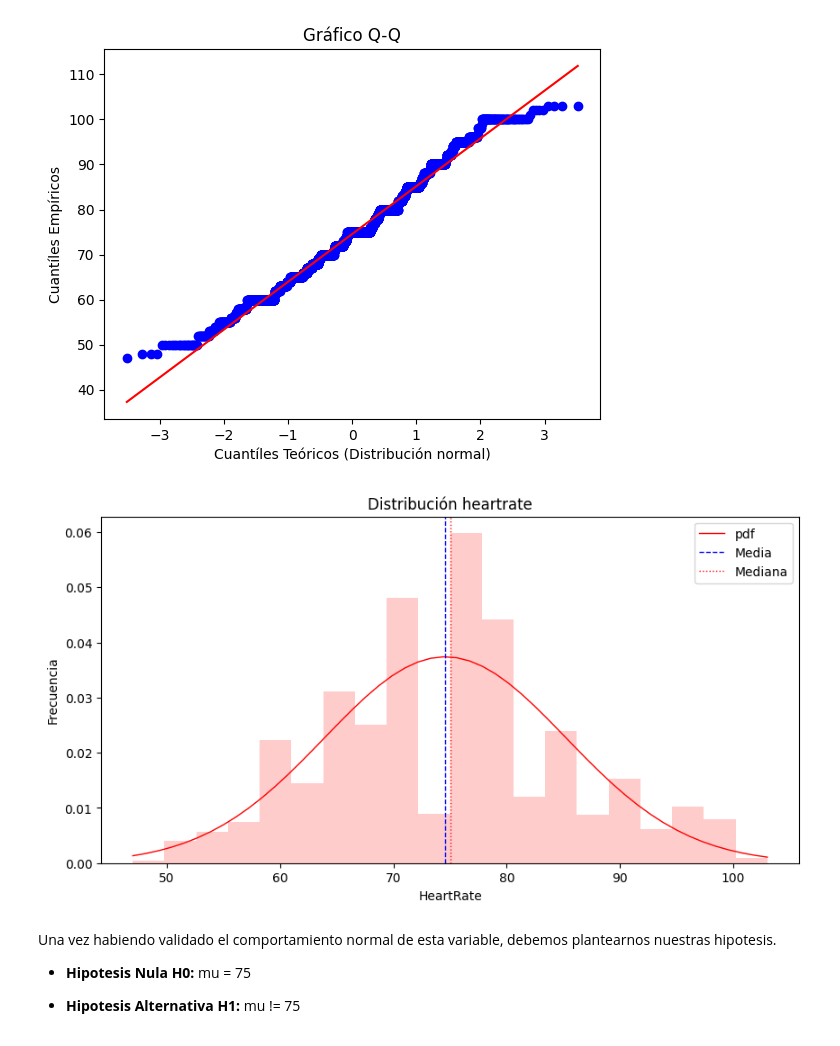
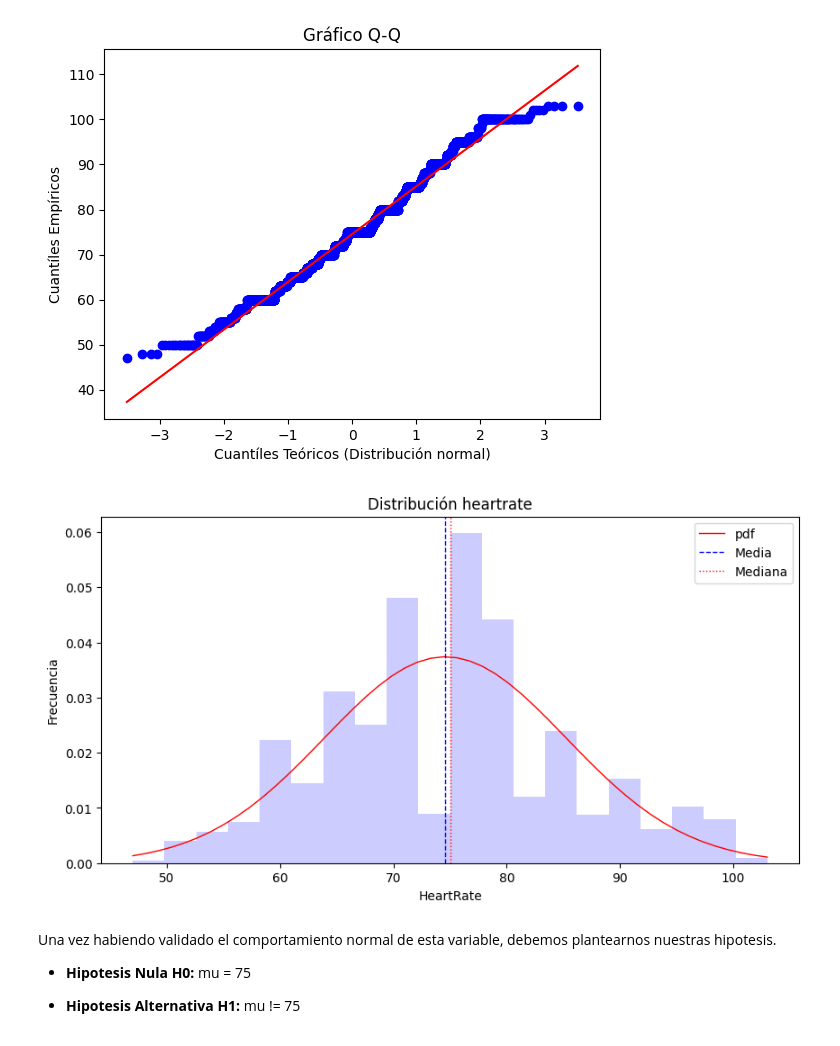
Before and after one commit to dvilchesl/desafio-latam-prueba-analisis-est, a Jupyter notebook: Prueba - Análisis Estadístico.ipynb, the cells around one changed output. Drawn from its saved outputs; the diff is of its cells as text; code cells hidden in the pictures.

```diff
--- a/Prueba - Análisis Estadístico.ipynb
+++ b/Prueba - Análisis Estadístico.ipynb
@@ -301,26 +302,26 @@ plt.show()
 # %%
 data = df_clean['heartRate']
 media = data.mean()
 median = np.percentile(data,50)
 sigma = data.std()
 minimo = data.min()
 maximo = data.max()
 x = np.linspace(minimo, maximo)
 pdf = norm.pdf(x, loc=media, scale=sigma)
 
 # Gráfico
 plt.figure(figsize=(10,5))
-plt.hist(data, bins=20, alpha=0.2, density=True, color='r')
+plt.hist(data, bins=20, alpha=0.2, density=True, color='b')
 plt.plot(x,pdf, color='r', linewidth=1, label='pdf')
 plt.axvline(media, linewidth=1, color='b', ls='--', label='Media')
 plt.axvline(median, linewidth=1, color='r', ls=':', label='Mediana')
 plt.title("Distribución heartrate")
 plt.ylabel("Frecuencia")
 plt.xlabel("HeartRate")
 plt.legend()
 plt.show()
 # %% [output]
-[figure, old version]
+[figure, new version]
 # %% [markdown]
 Una vez habiendo validado el comportamiento normal de esta variable, debemos plantearnos nuestras hipotesis.
 
```
Also changed, not shown: parts of 18 cells of this notebook.
